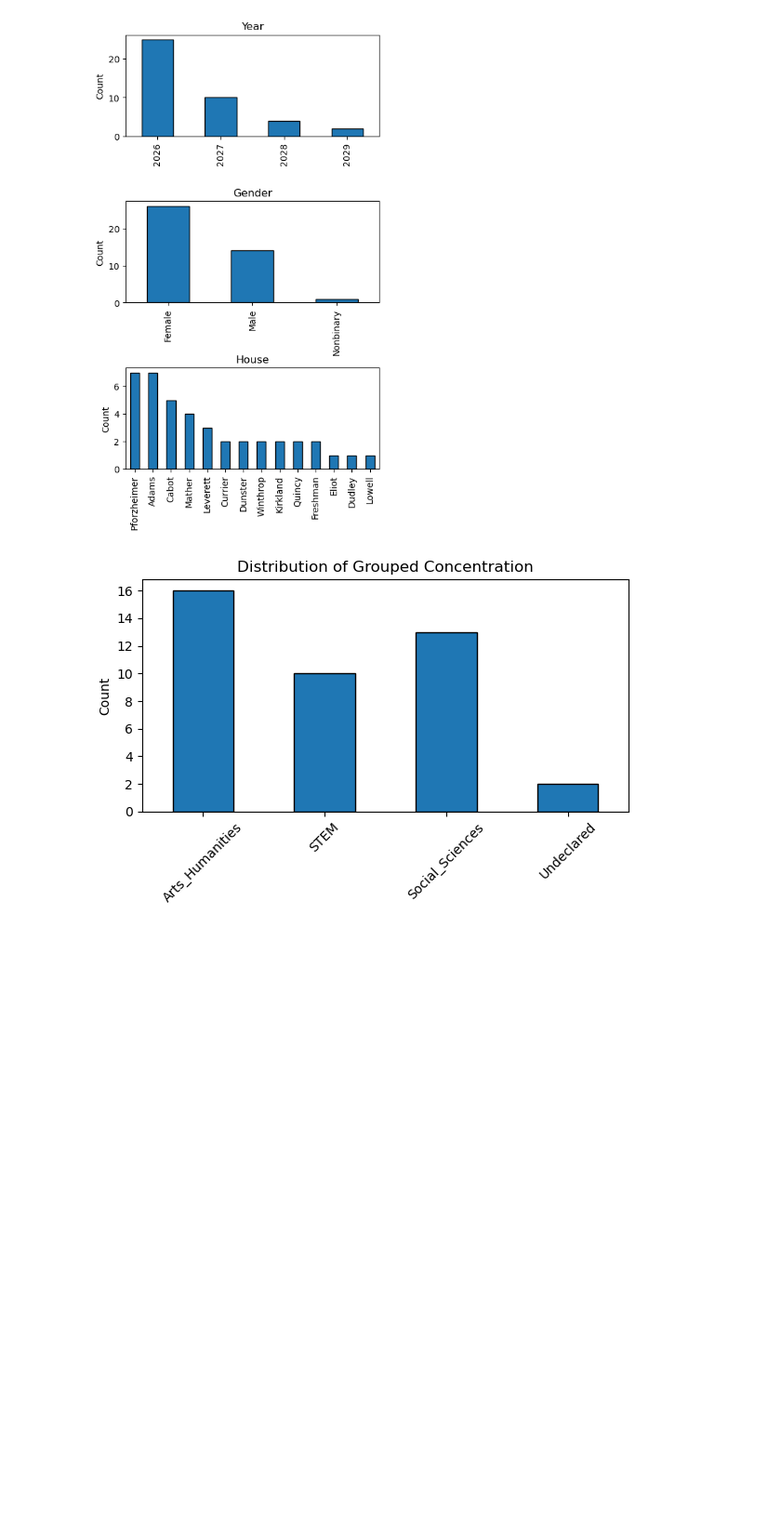
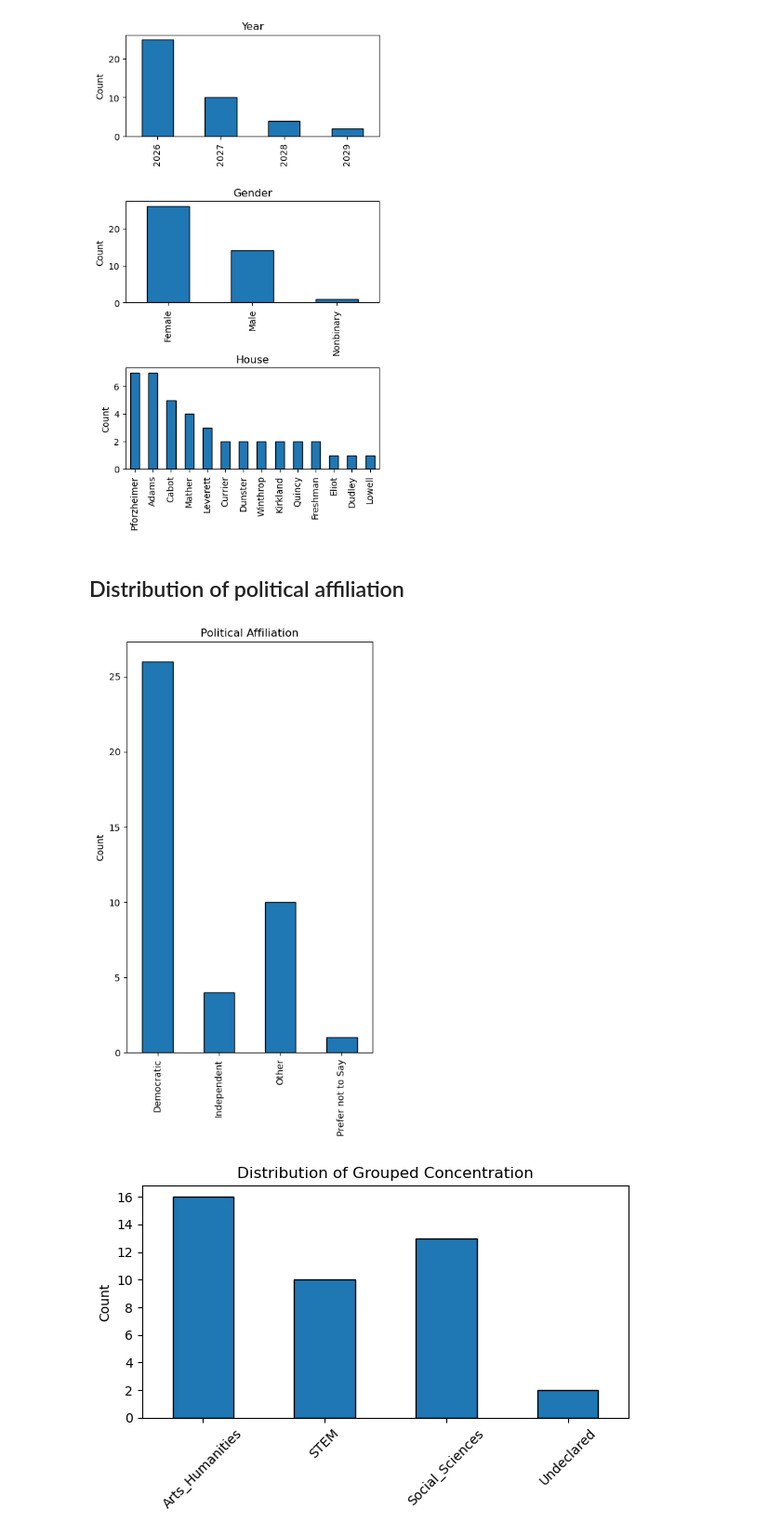
Before and after one commit to justinyli/unbiasing-social-networks, a Jupyter notebook: code/experiments.ipynb, the cells around one changed output. Shown at 93% size. Saved outputs shown, nothing was run; the diff lists cells and outputs as text; code cells hidden in the pictures; blank space fills up the shorter version.

Commit message:
add political affiliation distribution

```diff
--- a/code/experiments.ipynb
+++ b/code/experiments.ipynb
@@ -554,6 +554,26 @@ plt.savefig("../img/survey_demographics.pdf")
 plt.show()
 # %% [output]
 [figure]
+# %% [markdown]
+## Distribution of political affiliation
+# %%
+plt.figure(figsize=(4.5, 8))
+
+counts = survey_data["What political party do you most closely identify with?"] \
+    .value_counts().sort_index()
+
+counts.plot(
+    kind="bar",
+    edgecolor="black"
+)
+
+plt.title("Political Affiliation")
+plt.xlabel("")
+plt.ylabel("Count")
+plt.tight_layout()
+plt.show()
+# %% [output]
+[figure, added]
 # %%
 from matplotlib.ticker import MaxNLocator
 
```
